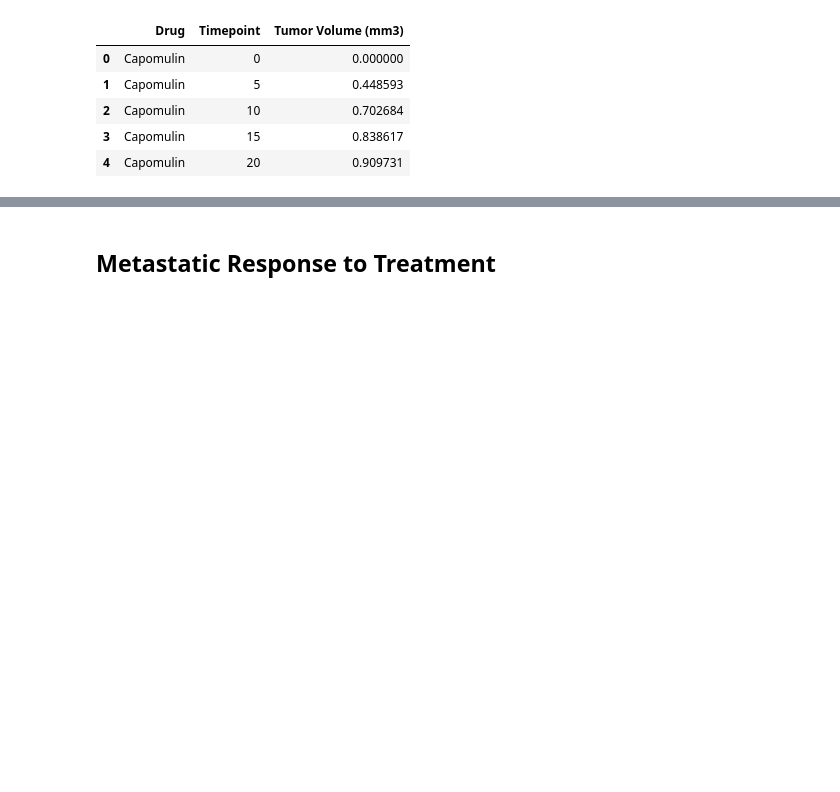
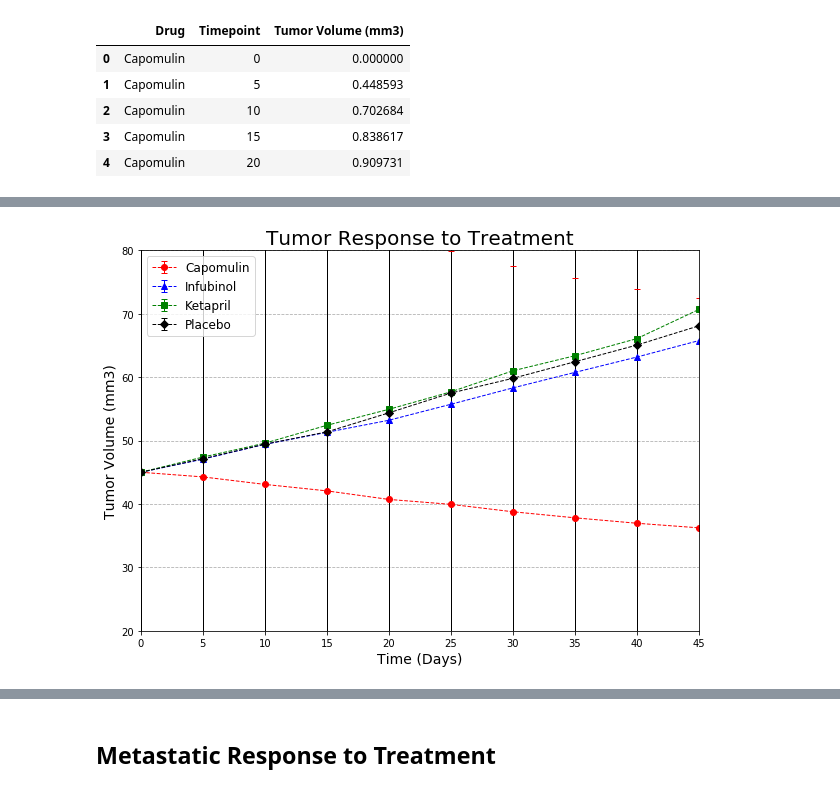
Before and after one commit to patrickharrington6717/matplotlib-challenge, a Jupyter notebook: pymaceuticals_starter.ipynb, the cells around one changed output, grey strips where cells are left out. Saved outputs shown, nothing was run; the diff lists cells and outputs as text; code cells hidden in the pictures; blank space fills up the shorter version.

```diff
--- a/pymaceuticals_starter.ipynb
+++ b/pymaceuticals_starter.ipynb
@@ -178,3 +182,32 @@ plt.show()
+# %%
+x_axis = [0,5,10,15,20,25,30,35,40,45]
+x_limit = 45
+plt.figure(figsize=(10,7))
+
+error = df1["Tumor Volume (mm3)"]["Capomulin"]
+cap = plt.errorbar(x_axis, pivot_df["Capomulin"], yerr=error, fmt="o", ls="dashed", linewidth=1, alpha=1, capsize=3,color ="red")
+
+error = df1["Tumor Volume (mm3)"]["Infubinol"]
+infu = plt.errorbar(x_axis, pivot_df["Infubinol"], yerr=error, fmt="^", ls="dashed", linewidth=1, alpha=1, capsize=3,color ="blue")
+
+error = df1["Tumor Volume (mm3)"]["Ketapril"]
+keta = plt.errorbar(x_axis, pivot_df["Ketapril"], yerr=error, fmt="s", ls="dashed", linewidth=1, alpha=1, capsize=3,color = "green")
+
+error = df1["Tumor Volume (mm3)"]["Placebo"]
+plac = plt.errorbar(x_axis, pivot_df["Placebo"], yerr=error, fmt="D", ls="dashed", linewidth=1, alpha=1, capsize=3,color = "black")
+
+plt.ylim(20, 80)
+plt.xlim(0, 45)
+
+plt.title("Tumor Response to Treatment", fontsize=20)
+plt.xlabel("Time (Days)", fontsize=14)
+plt.ylabel("Tumor Volume (mm3)", fontsize=14)
+
+plt.grid(linestyle="dashed")
+plt.legend((cap, infu, keta, plac), ("Capomulin", "Infubinol", "Ketapril", "Placebo"), fontsize=12)
+plt.show()
+# %% [output]
+[figure, added]
 # %%
 # Generate the Plot (with Error Bars)
 
```
Also changed, not shown: parts of 7 cells of this notebook.
